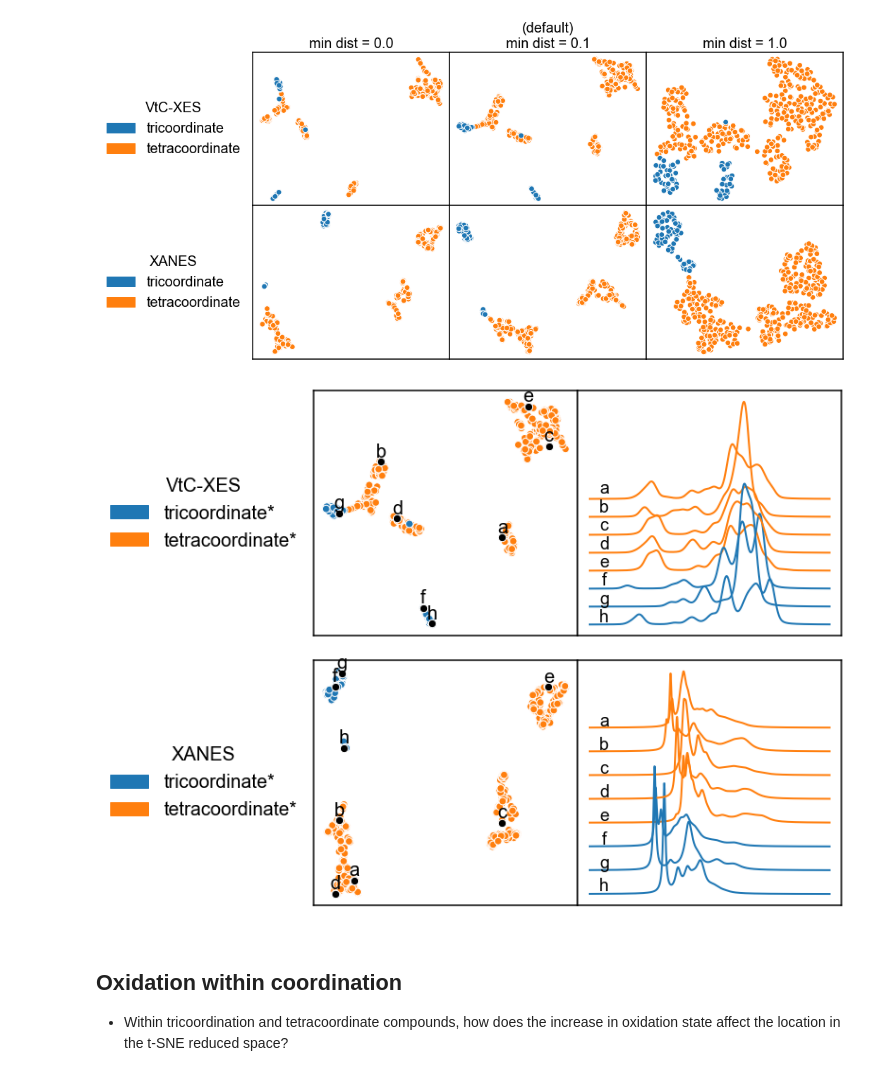
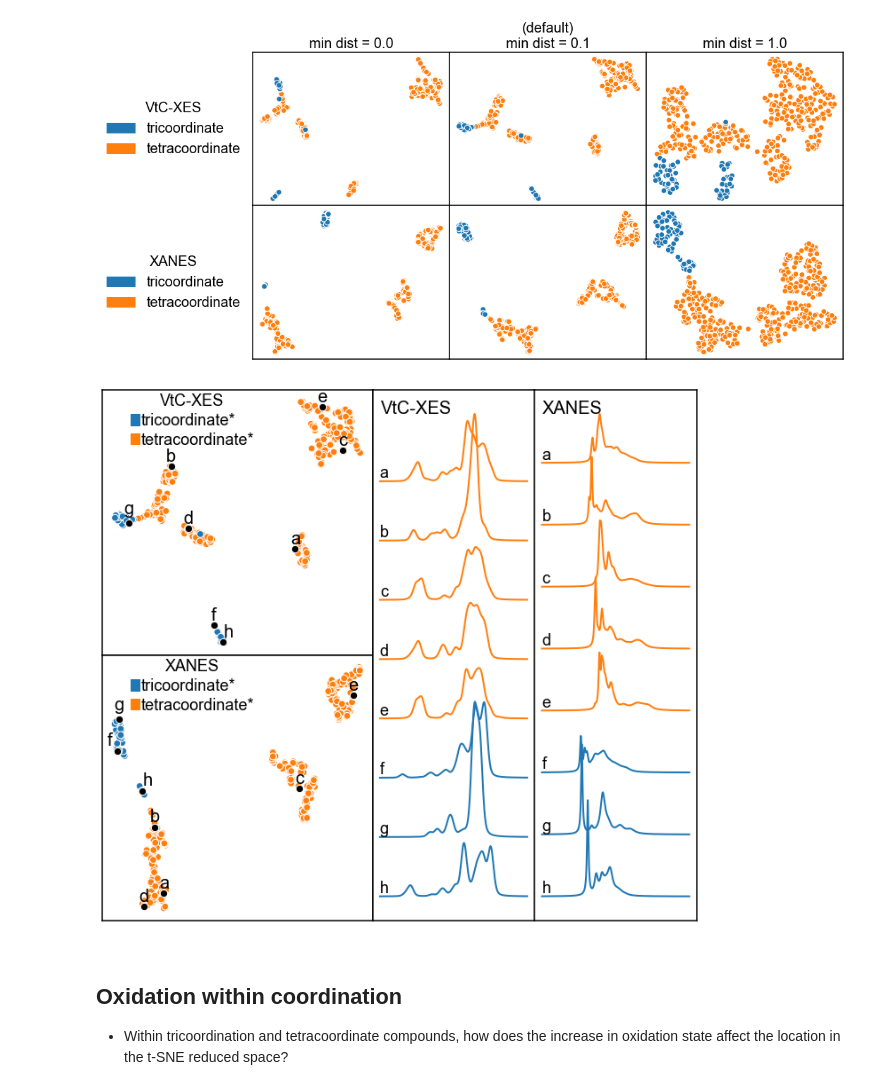
Before and after one commit to Seidler-Lab/Phosphorus-ML-Project, a Jupyter notebook: Data_Analysis_Sam.ipynb, the cells around one changed output. Saved outputs shown, nothing was run; the diff lists cells and outputs as text; code cells hidden in the pictures.

Commit message:
added new figures with spectra corresponding to the number of oxygens analysis

```diff
--- a/Data_Analysis_Sam.ipynb
+++ b/Data_Analysis_Sam.ipynb
@@ -279,71 +281,82 @@ labels = ['tricoordinate*', 'tetracoordinate*']
 colorcode, codemap = COORDCODES, coordcodemap
 
 cid_map = {11085347: 3, 54042304: 3, 439278: 3, 12685: 3, 439183: 3,
-           11520025: 1, 136280: 1, 8783: 1}
-top = 0.1*len(cid_map)
-binmap = {k: top - i*0.1 for i, k in enumerate(list(cid_map.keys()))}
-cid_labels = ['a', 'b', 'c', 'd', 'e', 'f', 'g', 'h']
+           12496115: 1, 136280: 1, 8783: 1}
+spacing = 0.3
+top = spacing*len(cid_map)
+binmap = {k: top - i*spacing for i, k in enumerate(list(cid_map.keys()))}
+#cid_labels = ['a', 'b', 'c', 'd', 'e', 'f', 'g', 'h']
+cid_labels = {11085347: 'a', 54042304: 'b', 439278: 'c', 12685: 'd', 439183: 'e',
+              12496115: 'f', 136280: 'g', 8783: 'h'}
 
-ncols = 2
-fig = plt.figure(figsize=(10, 10))
-spec = fig.add_gridspec(nrows=2, ncols=ncols, width_ratios=[1, 1])
-plt.subplots_adjust(wspace=0., hspace=0.1)
+ncols = 3
+fig = plt.figure(figsize=(12, 11))
+spec = fig.add_gridspec(nrows=2, ncols=ncols, width_ratios=[1, 0.6, 0.6])
+plt.subplots_adjust(wspace=0., hspace=0.)
 
 for j, mode in enumerate(['XES', 'XANES']):
     if mode == 'XES':
         redmap = XES_tsnemap
+        temp_mode = "VtC-" + mode
     else:
         redmap = XANES_tsnemap
+        temp_mode = mode
 
     ax = fig.add_subplot(spec[j, 0])
     class_tsneplt = plot_dim_red((fig, ax), X_coord, redmap, colorcodemap=codemap,
                                   mode=mode, method='UMAP', hiddencids=hiddenCIDS, fontsize=22,
                                   size=60, edgecolors='w', show_legend=False)
     add_point_pubchem_link(class_tsneplt, X_coord)
 
-    for i, cid in enumerate(list(cid_map.keys())):
+    for cid, label in cid_labels.items():
         x, y = redmap[cid]
         ax.scatter(x, y, c='k', s=70, edgecolors='w')
-        ax.annotate(cid_labels[i], (x, y),
+        if cid_labels[cid] == 'h':
+            xd = 6.
+        elif cid_labels[cid] == 'f' and mode == 'XANES':
+            xd = -8.
+        else:
+            xd = 0.
+        if cid_labels[cid] == 'g':
+            yd = 6.
+        else:
+            yd = 1.5
+        ax.annotate(cid_labels[cid], (x, y),
                     ha='center', va='bottom',
-                    size=20, xytext=(0, 1.2),
+                    size=20, xytext=(xd, yd),
                     xycoords='data',
                     textcoords='offset points')
     set_spine_width(ax, width=1.5)
 
-    if j == 0:
-        mode = "VtC-" + mode
     patches = [mpatches.Patch(color=plt.cm.tab20(k), label=labels[l]) for l, k in enumerate([0, 2])]
-    legend = ax.legend(handles=patches, loc='center right', bbox_to_anchor=(0., 0.5),
-                       fontsize=20, framealpha=0, frameon=False, title=mode,
-                       title_fontsize=20)
+    legend = ax.legend(handles=patches, loc='upper left', bbox_to_anchor=(0.05, 1.04),
+                       fontsize=18, framealpha=0, frameon=False, title=temp_mode, handlelength=0.6,
+                       title_fontsize=18, handletextpad=0.05, labelspacing=0.2)
 
-cid_labels.reverse()
+#cid_labels.reverse()
 for j, mode in enumerate(['XES', 'XANES']):
-    if j == 0:
-        mode = 'XES'
-        scale = 0.75
-        top = 0.71
-    else:
-        scale = 0.96
-        top = 0.88
-
-    ax = fig.add_subplot(spec[j, 1])
+    ax = fig.add_subplot(spec[:, j + 1])
     lines = plot_spaghetti((fig, ax), compoundmap, colorcodemap=cid_map, binmap=binmap,
                             verbose=True, mode=mode, linewidth=2)
-    for i, v in enumerate(list(binmap.values())):
-        ax.annotate(cid_labels[i], (0.1, top - (v*scale)),
-                    ha='center', va='top',
-                    size=18, xytext=(0, 0),
-                    xycoords='axes fraction',
-                    textcoords='offset points')
+    for cid, yval in binmap.items():
+        if mode == 'XES':
+            temp_mode = "VtC-" + mode
+            xloc = min(XES_energies)
+        else:
+            temp_mode = mode
+            xloc = min(XANES_energies)
+        ax.text(xloc, yval, cid_labels[cid], fontsize=18,
+                ha='left', va='bottom')
+    ax.annotate(temp_mode, (0.05, 0.98), ha='left', va='top',
+                size=20, xytext=(0, 0), xycoords='axes fraction',
+                textcoords='offset points')
     ax.set_title(None)
     ax.axes.xaxis.set_visible(False)
     set_spine_width(ax, width=1.5)
 
 plt.savefig(f'../Figures/coordination_with_spectra.png', dpi=1000, transparent=False, bbox_inches='tight')
 # %% [output]
-[figure, old version]
+[figure, new version]
 # %% [markdown]
 ## Oxidation within coordination
 
```
Also changed, not shown: parts of 3 cells of this notebook.
